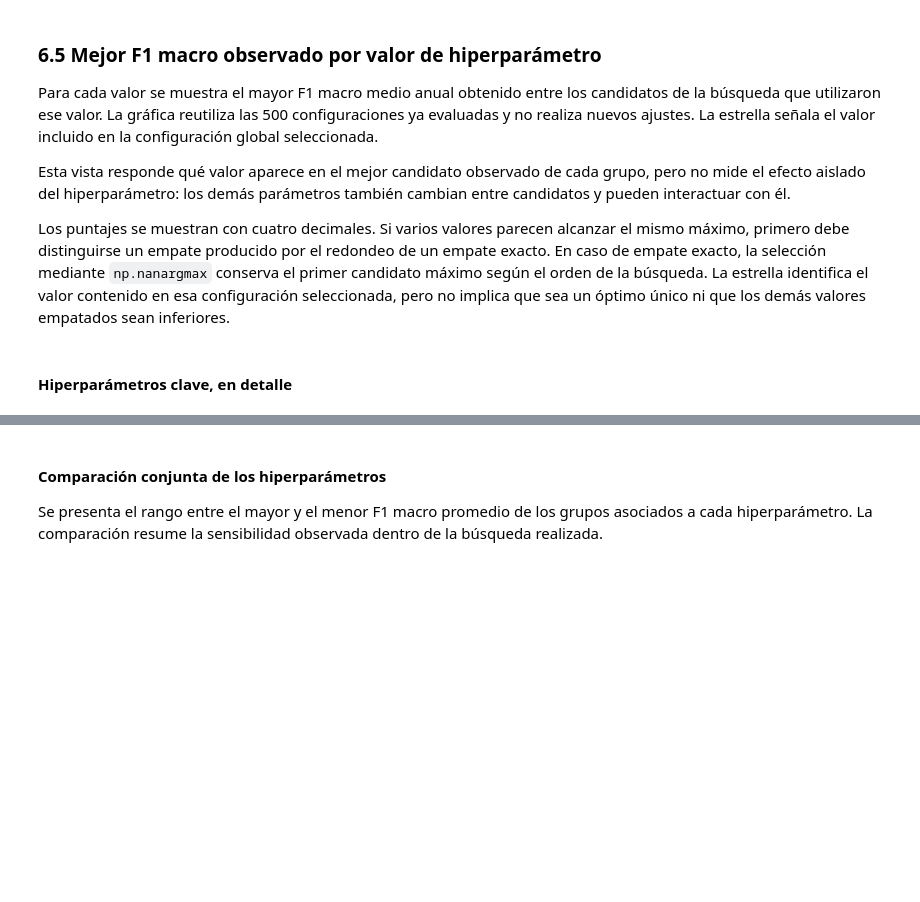
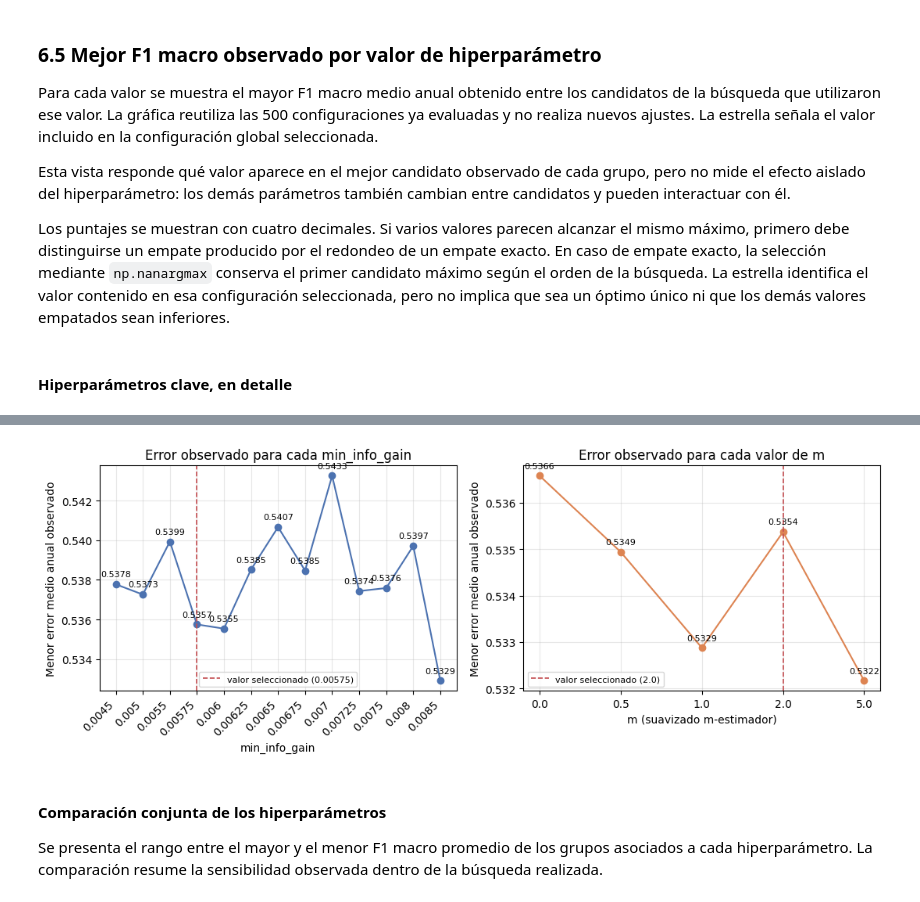
Before and after one commit to matiasencion/AprendizajeAutomatico, a Jupyter notebook: Tarea1/notebooks/entrega.ipynb, the cells around one changed output, grey strips where cells are left out. Saved outputs shown, nothing was run; the diff lists cells and outputs as text; code cells hidden in the pictures; blank space fills up the shorter version.

Commit message:
grafica error x hiperparametro

```diff
--- a/Tarea1/notebooks/entrega.ipynb
+++ b/Tarea1/notebooks/entrega.ipynb
@@ -499,3 +505,25 @@ plt.show()
+# %%
+fig = R.grafico_menor_error_por_hiperparametros([
+    {
+        "cv_results": cv_results_arbol,
+        "param_col": "param_model__min_info_gain",
+        "xlabel": "min_info_gain",
+        "titulo": "Error observado para cada min_info_gain",
+        "color": R.MODEL_COLORS["Arbol ID3 (propio)"],
+        "selected_value": busqueda_arbol.selected_params_["model__min_info_gain"],
+    },
+    {
+        "cv_results": cv_results_bayes,
+        "param_col": "param_model__m",
+        "xlabel": "m (suavizado m-estimador)",
+        "titulo": "Error observado para cada valor de m",
+        "color": R.MODEL_COLORS["Bayes M-estimador (propio)"],
+        "selected_value": busqueda_bayes.selected_params_["model__m"],
+    },
+])
+plt.show()
+# %% [output]
+[figure, added]
 # %% [markdown]
 #### Comparación conjunta de los hiperparámetros
 
```
Also changed, not shown: parts of 11 cells of this notebook, 1 other file.
